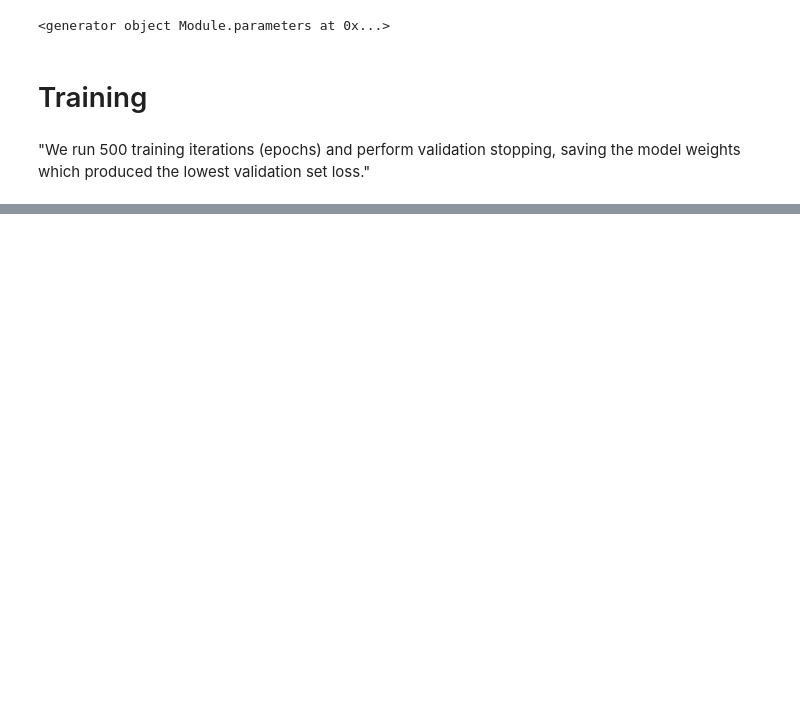
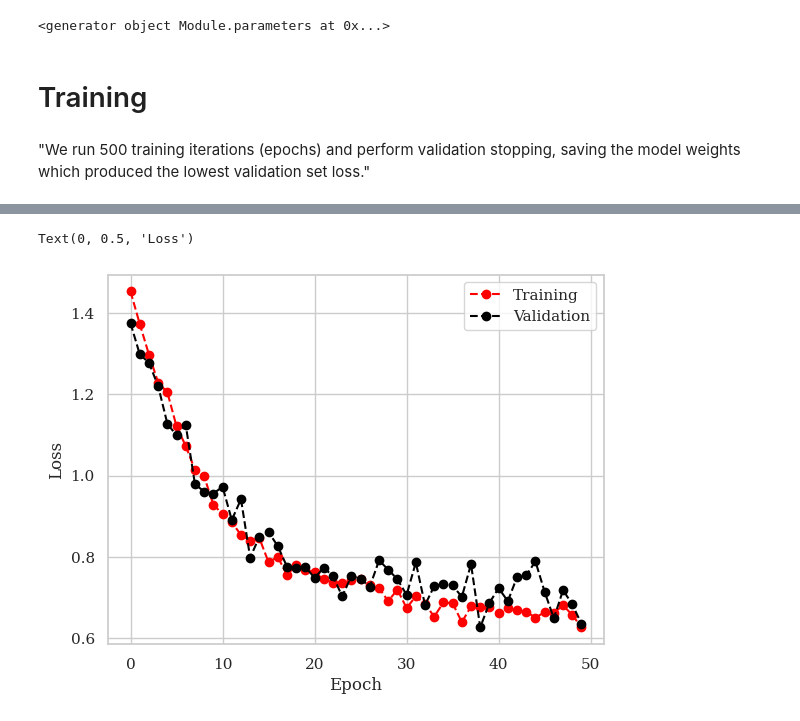
Before and after one commit to PraKesEy/EEGNetReplication, a Jupyter notebook: notebooks/04_model.ipynb, the cells around one changed output, grey strips where cells are left out. Drawn from its saved outputs; the diff is of its cells as text; code cells hidden in the pictures; blank space fills up the shorter version.

Commit message:
the model now runs, tested with 50 epochs, losses decrease

```diff
--- a/notebooks/04_model.ipynb
+++ b/notebooks/04_model.ipynb
@@ -131,7 +140,7 @@ class reEEGNet(nn.Module):
         self.spatial.weight.register_hook(lambda x: torch.clamp(x, min=-max_norm_value, max=max_norm_value))
 
         self.aggregation = nn.Sequential(
-            nn.BatchNorm1d(num_features=D*F1), # "We apply batch normalization along the feature map dimension"
+            nn.BatchNorm2d(num_features=D*F1), # "We apply batch normalization along the feature map dimension"
             nn.ELU(),
             nn.AvgPool2d(kernel_size=(1,4)), # default stride = kernel_size
             nn.Dropout(p=p)
@@ -155,7 +164,7 @@ class reEEGNet(nn.Module):
             bias=False # "We omit the use of bias units in all convolutional layers."
             ),
             # Linear activation = do nothing?
-            nn.BatchNorm1d(num_features=F2), # "We apply batch normalization along the feature map dimension"
+            nn.BatchNorm2d(num_features=F2), # "We apply batch normalization along the feature map dimension"
             nn.ELU(),
             nn.AvgPool2d(kernel_size=(1,8)), # default stride = kernel_size
             nn.Dropout(p=p),
@@ -254,10 +263,18 @@ def train(model, optimizer, loss_fn, train_loader, val_loader, nepochs=500):
         running_val_loss = 0
         for signals, labels in train_loader: # signals = (batch, C, T), labels = (batch, label)
 
+            # Map the old values (7, 8, 9, 10) to new values (0, 1, 2, 3) -> need to change data processing later
+            new_labels = torch.zeros_like(labels)
+            new_labels[labels == 7] = 0
+            new_labels[labels == 8] = 1
+            new_labels[labels == 9] = 2
+            new_labels[labels == 10] = 3
+
+            signals = signals.float() # added to avoid dtype mismatch error
             # Training pass
             model.train() # set model in train mode
             preds = model(signals)
-            loss = loss_fn(preds,labels)
+            loss = loss_fn(preds,new_labels)
 
             running_loss += loss.item()
 
@@ -266,14 +283,22 @@ def train(model, optimizer, loss_fn, train_loader, val_loader, nepochs=500):
             optimizer.step()
             optimizer.zero_grad()
 
-    else:
+    #else:
         val_loss = 0
         # Evalaute model on validation at the end of each epoch.
         with torch.no_grad():
             for signals, labels in val_loader: # signals = (batch, C, T), labels = (batch, label)
 
+                # Map the old values (7, 8, 9, 10) to new values (0, 1, 2, 3) -> need to change data processing later
+                new_labels = torch.zeros_like(labels)
+                new_labels[labels == 7] = 0
+                new_labels[labels == 8] = 1
+                new_labels[labels == 9] = 2
+                new_labels[labels == 10] = 3
+
+                signals = signals.float() # added to avoid dtype mismatch error
                 preds = model(signals)
-                val_loss = loss_fn(preds,labels)
+                val_loss = loss_fn(preds,new_labels)
 
                 running_val_loss += val_loss.item()
 
@@ -291,7 +316,7 @@ def train(model, optimizer, loss_fn, train_loader, val_loader, nepochs=500):
 
     return best_model, train_losses, val_losses
 # %%
-"""device = torch.accelerator.current_accelerator().type if torch.accelerator.is_available() else "cpu"
+device = torch.accelerator.current_accelerator().type if torch.accelerator.is_available() else "cpu"
 print(f"Using {device} device")
-best_model, train_losses, val_losses = train(model, optimizer, loss_fn, train_loader, val_loader, nepochs=500)"""
+best_model, train_losses, val_losses = train(model, optimizer, loss_fn, train_loader, val_loader, nepochs=50)
 # %% [output]
@@ -299,2 +348,11 @@ best_model, train_losses, val_losses = train(model, optimizer, loss_fn, train_lo
+# %%
+plt.plot(np.arange(len(train_losses)),train_losses,'ro--')
+plt.plot(np.arange(len(val_losses)),val_losses,'ko--')
+plt.legend(labels=['Training','Validation'])
+plt.xlabel('Epoch')
+plt.ylabel('Loss')
+# %% [output]
+Text(0, 0.5, 'Loss')
+[figure, added]
 # %%
 #torch.save(best_model, PATH)
```
Also changed, not shown: parts of 9 cells of this notebook.
